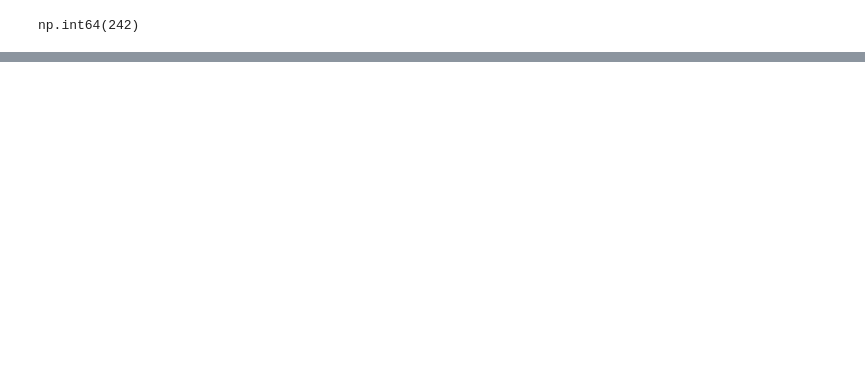
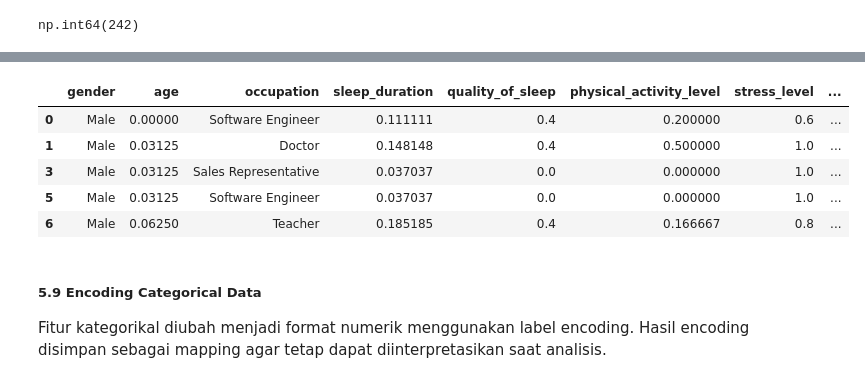
Before and after one commit to mellisadmyn/Eksperimen_SML_Mellisa, a Jupyter notebook: preprocessing/Eksperimen_Mellisa.ipynb, the cells around one changed output, grey strips where cells are left out. Saved outputs shown, nothing was run; the diff lists cells and outputs as text; code cells hidden in the pictures; blank space fills up the shorter version.

```diff
--- a/preprocessing/Eksperimen_Mellisa.ipynb
+++ b/preprocessing/Eksperimen_Mellisa.ipynb
@@ -550,0 +644,13 @@ memory usage: 14.0+ KB
+# %%
+data_clean.head()
+# %% [output]
+|  | gender | age | occupation | sleep_duration | quality_of_sleep | physical_activity_level | stress_level | ... |
+| 0 | Male | 0.00000 | Software Engineer | 0.111111 | 0.4 | 0.200000 | 0.6 | ... |
+| 1 | Male | 0.03125 | Doctor | 0.148148 | 0.4 | 0.500000 | 1.0 | ... |
+| 3 | Male | 0.03125 | Sales Representative | 0.037037 | 0.0 | 0.000000 | 1.0 | ... |
+| 5 | Male | 0.03125 | Software Engineer | 0.037037 | 0.0 | 0.000000 | 1.0 | ... |
+| 6 | Male | 0.06250 | Teacher | 0.185185 | 0.4 | 0.166667 | 0.8 | ... |
+# %% [markdown]
+##### **5.9 Encoding Categorical Data**
+
+Fitur kategorikal diubah menjadi format numerik menggunakan label encoding. Hasil encoding disimpan sebagai mapping agar tetap dapat diinterpretasikan saat analisis.
```
Also changed, not shown: parts of 21 cells of this notebook.
